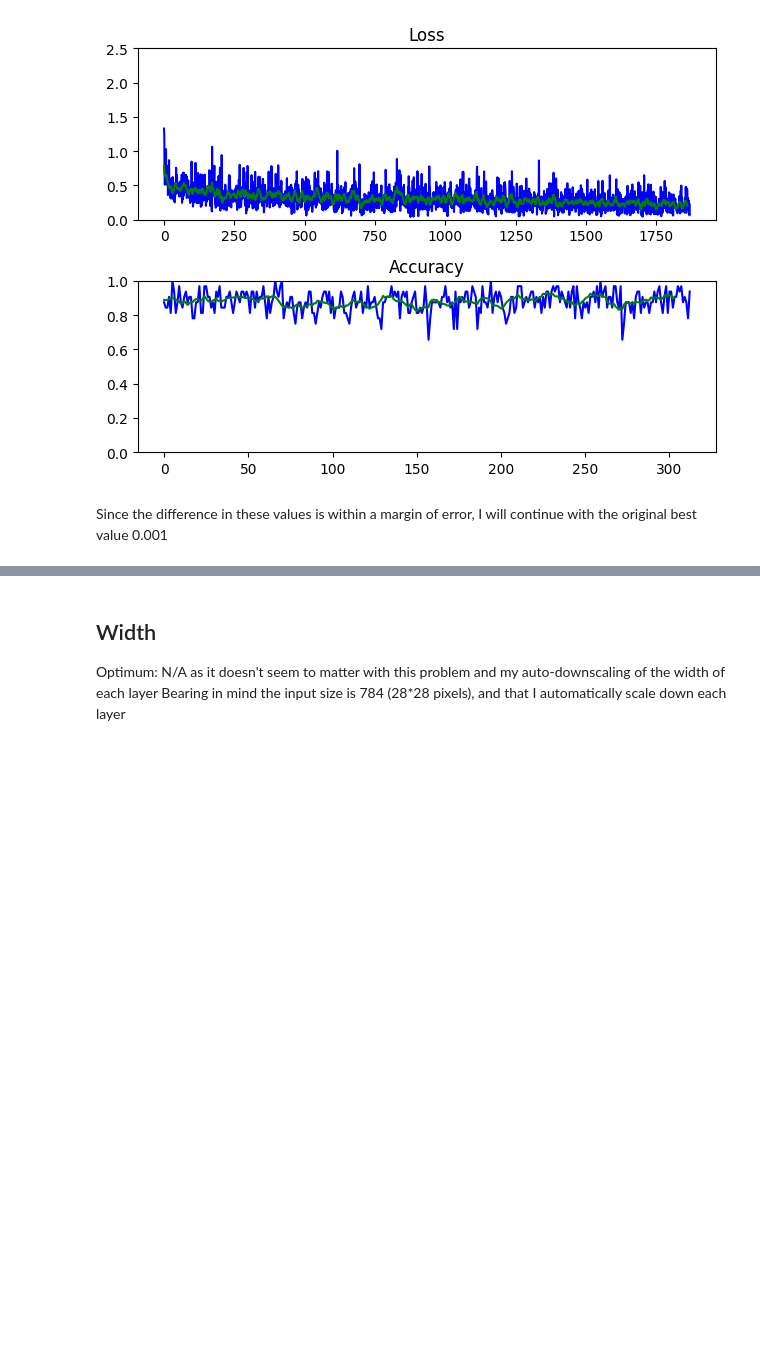
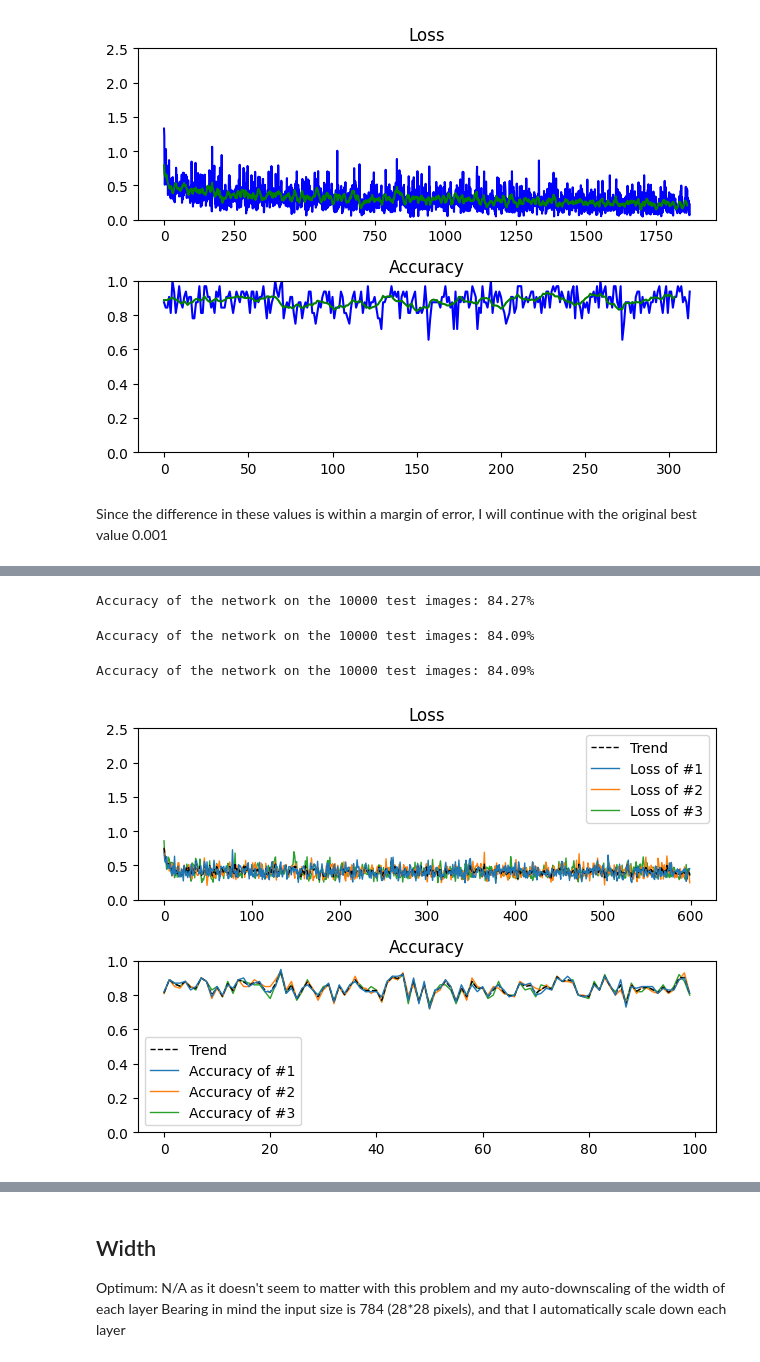
Before and after one commit to danbates1452/neural-networks, a Jupyter notebook: Coursework.ipynb, the cells around one changed output, grey strips where cells are left out. Saved outputs shown, nothing was run; the diff lists cells and outputs as text; code cells hidden in the pictures; blank space fills up the shorter version.

```diff
--- a/Coursework.ipynb
+++ b/Coursework.ipynb
@@ -216,20 +220,3 @@ def run_experiment(lr=0.001, optimiser='adam', dropout=0.0, lr_momentum=0,
 
   modelMetrics(ignore_batches(predictions), test_dataset.targets, loss, accuracy)
   return model
-# %%
-def run_series(lr_start, lr_momentum, lr_scheduler, activation_function=nn.ReLU(), batch_size = True, hidden_width=500, hidden_depth=2, dropout=0, input_size=input_size):
-    train_loader = torch.utils.data.DataLoader(dataset=train_dataset,
-                                           batch_size=batch_size,
-                                           shuffle=True)
-    test_loader = torch.utils.data.DataLoader(dataset=test_dataset,
-                                            batch_size=batch_size,
-                                            shuffle=False)
-
-    model = BaseMLP(
-        input_size,
-        hidden_width,
-        hidden_depth,
-        activation_function,
-        batch_size,
-        dropout=dropout
-    )
@@ -235,0 +256,16 @@ def run_series(lr_start, lr_momentum, lr_scheduler, activation_function=nn.ReLU(
+# %%
+def seriesMetrics(pred_list, labels, loss_list, accuracy_list):
+  confusion_matrices = []
+  for i in range(len(pred_list)):
+    pred = pred_list[i]
+    loss = loss_list[i]
+    acc = accuracy_list[i]
+
+    if pred[0].is_cuda:  # if running on a GPU, convert back to regular CPU tensors so that sklearn can parse
+      pred = [pr.cpu() for pr in pred]
+
+    #confusion_matrices.append(confusion_matrix(labels, pred))
+    #plot_confusion_matrix(cm) #not really that useful comparatively, since it shows a 10x10 grid
+
+  plotSeriesMetrics(loss_list, accuracy_list)
+  return confusion_matrices
@@ -387,0 +471,8 @@ Use best learning rate from above: 0.001
+# %%
+#StepLR - the most basic scheduler
+steplr_models, steplr_preds, steplr_losses, steplr_accuracies = run_series(lr_scheduler='step', lr_scheduler_var=100)
+# %% [output]
+Accuracy of the network on the 10000 test images: 84.27%
+Accuracy of the network on the 10000 test images: 84.09%
+Accuracy of the network on the 10000 test images: 84.09%
+[figure, added]
```
Also changed, not shown: parts of 63 cells of this notebook, 9 other files.
